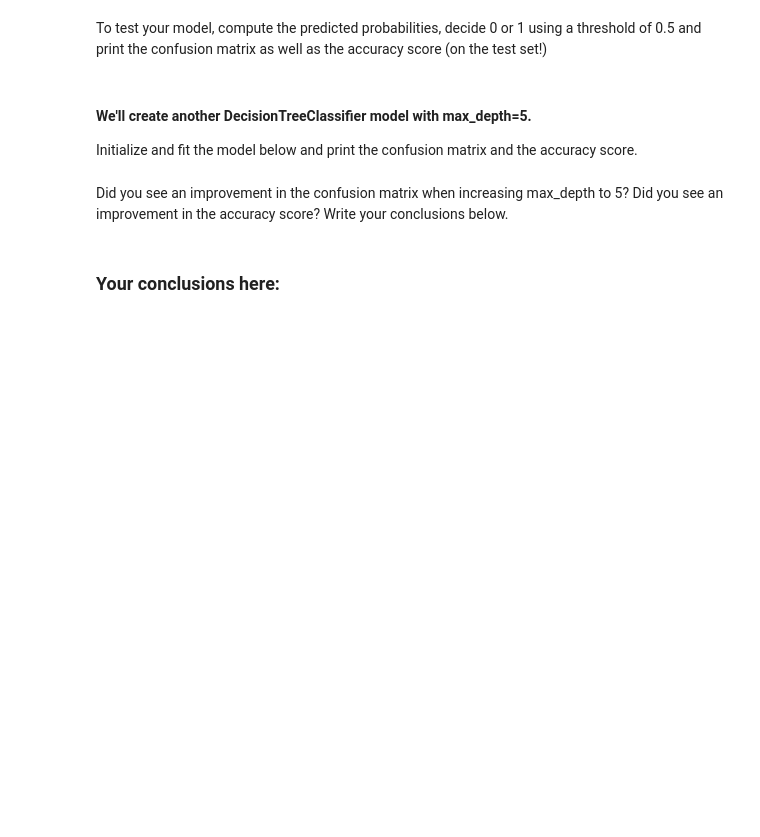
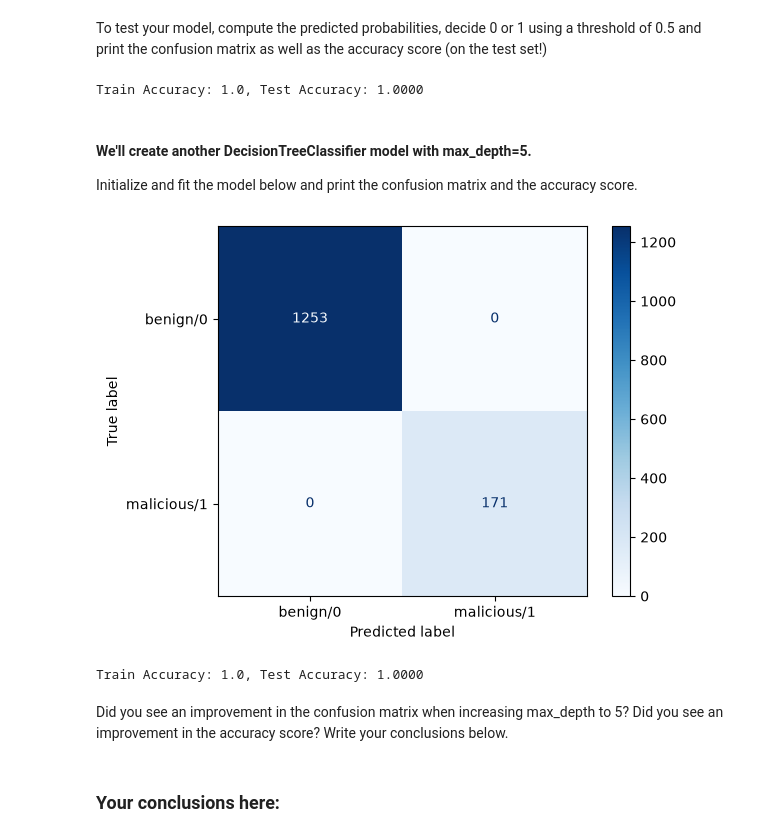
Before and after one commit to p-0rridge/lab-supervised-learning-en, a Jupyter notebook: your-code/main.ipynb, the cells around one changed output. Drawn from its saved outputs; the diff is of its cells as text; code cells hidden in the pictures; blank space fills up the shorter version.

```diff
--- a/your-code/main.ipynb
+++ b/your-code/main.ipynb
@@ -616,3 +834,11 @@ To test your model, compute the predicted probabilities, decide 0 or 1 using a t
+# %%
+tree_3_y_test_pred = tree_3.predict(X_test)
+
+acc_train = accuracy_score(y_train, tree_3_y_train_pred)
+acc_test = accuracy_score(y_test, tree_3_y_test_pred)
+print(f"Train Accuracy: {acc_train}, Test Accuracy: {acc_test:.4f}")
+# %% [output]
+Train Accuracy: 1.0, Test Accuracy: 1.0000
 # %% [markdown]
 #### We'll create another DecisionTreeClassifier model with max_depth=5.
 Initialize and fit the model below and print the confusion matrix and the accuracy score.
@@ -621,3 +845,25 @@ Initialize and fit the model below and print the confusion matrix and the accura
+# %%
+tree_5 = DecisionTreeClassifier(max_depth=5)
+
+tree_5.fit(X_train, y_train)
+
+tree_5_y_train_pred = tree_5.predict(X_train)
+# %%
+conf_matrix = confusion_matrix(y_train, tree_5_y_train_pred)
+disp = ConfusionMatrixDisplay(confusion_matrix=conf_matrix, display_labels=['benign/0', 'malicious/1'])
+
+disp.plot(cmap='Blues')
+plt.show()
+# %% [output]
+[figure, added]
+# %%
+tree_3_y_test_pred = tree_3.predict(X_test)
+
+acc_train = accuracy_score(y_train, tree_3_y_train_pred)
+acc_test = accuracy_score(y_test, tree_3_y_test_pred)
+print(f"Train Accuracy: {acc_train}, Test Accuracy: {acc_test:.4f}")
+# %% [output]
+Train Accuracy: 1.0, Test Accuracy: 1.0000
 # %% [markdown]
 Did you see an improvement in the confusion matrix when increasing max_depth to 5? Did you see an improvement in the accuracy score? Write your conclusions below.
 # %% [markdown]
```
Also changed, not shown: parts of 45 cells of this notebook.
